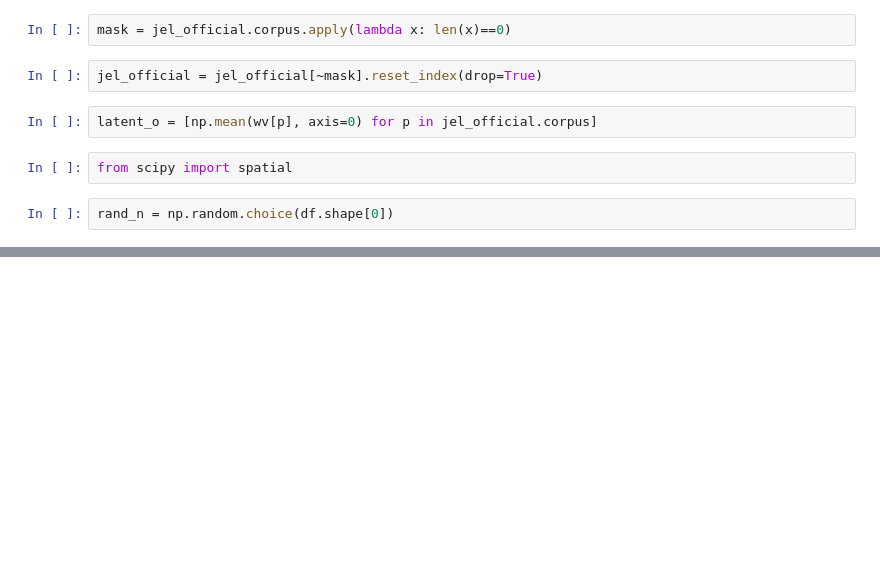
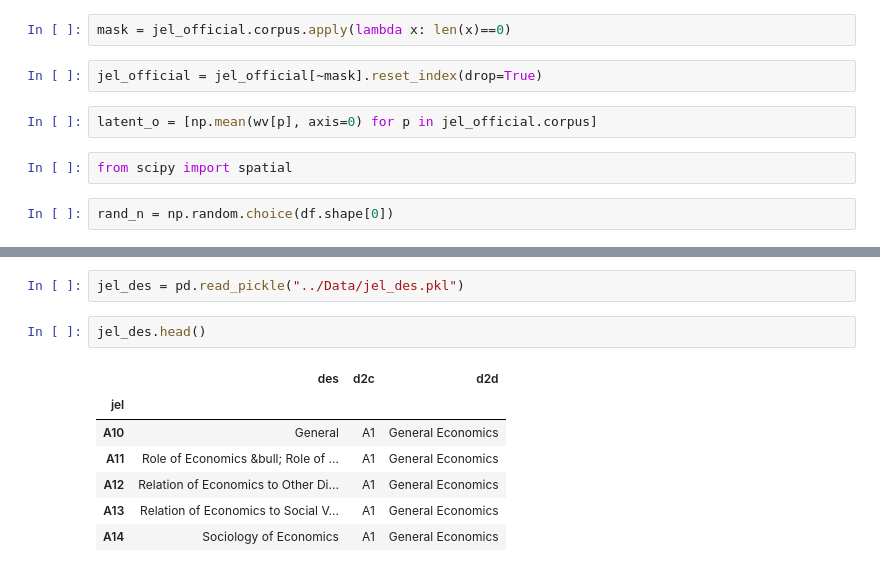
Before and after one commit to Alalalalaki/Econ-JEL-Match, a Jupyter notebook: Dev/explore.ipynb, the cells around one changed output, grey strips where cells are left out. Saved outputs shown, nothing was run; the diff lists cells and outputs as text; blank space fills up the shorter version.

```diff
--- a/Dev/explore.ipynb
+++ b/Dev/explore.ipynb
@@ -685,0 +650,12 @@ Name: 153726, dtype: int64
+# %%
+jel_des = pd.read_pickle("../Data/jel_des.pkl")
+# %%
+jel_des.head()
+# %% [output]
+|  | des | d2c | d2d |
+| jel |  |  |  |
+| A10 | General | A1 | General Economics |
+| A11 | Role of Economics &bull; Role of ... | A1 | General Economics |
+| A12 | Relation of Economics to Other Di... | A1 | General Economics |
+| A13 | Relation of Economics to Social V... | A1 | General Economics |
+| A14 | Sociology of Economics | A1 | General Economics |
```
Also changed, not shown: parts of 15 cells of this notebook, 3 other files.
